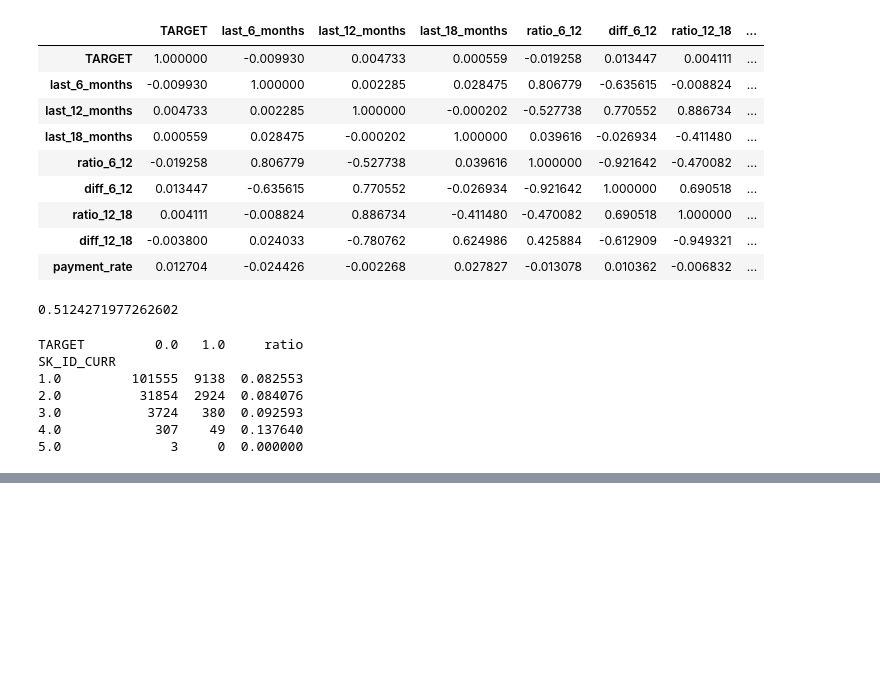
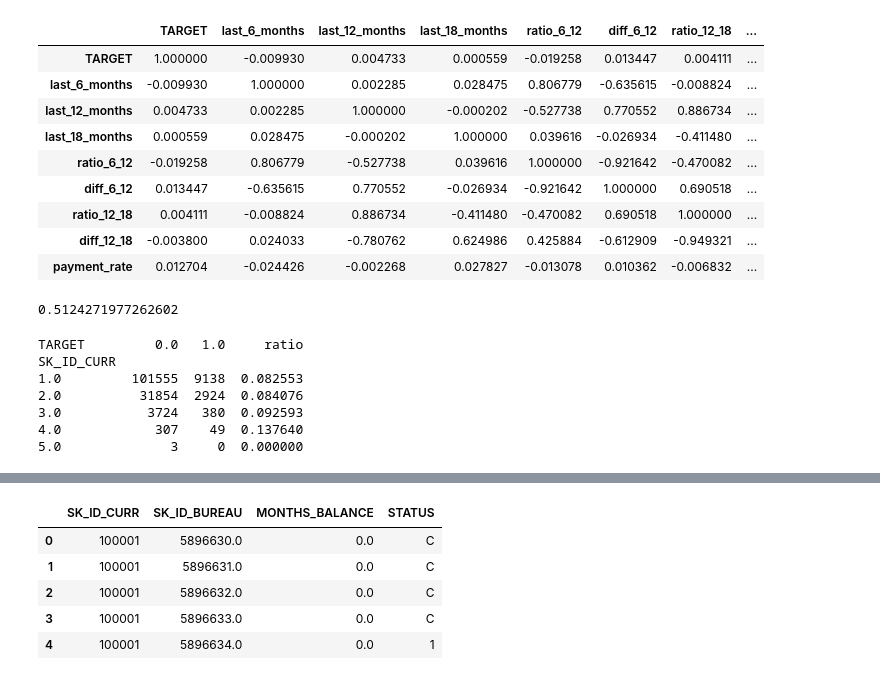
Before and after one commit to numb3r33/Kaggle_Home_Credit, a Jupyter notebook: notebooks/EDA.ipynb, the cells around one changed output, grey strips where cells are left out. Cells and saved outputs as stored; diff of their text form; code cells hidden in the pictures; blank space fills up the shorter version.

```diff
--- a/notebooks/EDA.ipynb
+++ b/notebooks/EDA.ipynb
@@ -1708,0 +1736,7 @@ SK_ID_CURR
+# %%
+test_bureau = test_sample.loc[:, ['SK_ID_CURR']]\
+                           .merge(bureau.loc[:, ['SK_ID_CURR',
+                                  'SK_ID_BUREAU'
+                                 ]], on='SK_ID_CURR', how='left')
+
+test_bureau.head()
@@ -1708,0 +1770,10 @@ SK_ID_CURR
+# %%
+test_bureau_bal = test_bureau.merge(bureau_bal_recent, on='SK_ID_BUREAU', how='left')
+test_bureau_bal.head()
+# %% [output]
+|  | SK_ID_CURR | SK_ID_BUREAU | MONTHS_BALANCE | STATUS |
+| 0 | 100001 | 5896630.0 | 0.0 | C |
+| 1 | 100001 | 5896631.0 | 0.0 | C |
+| 2 | 100001 | 5896632.0 | 0.0 | C |
+| 3 | 100001 | 5896633.0 | 0.0 | C |
+| 4 | 100001 | 5896634.0 | 0.0 | 1 |
```
Also changed, not shown: parts of 23 cells of this notebook, 3 other files.
